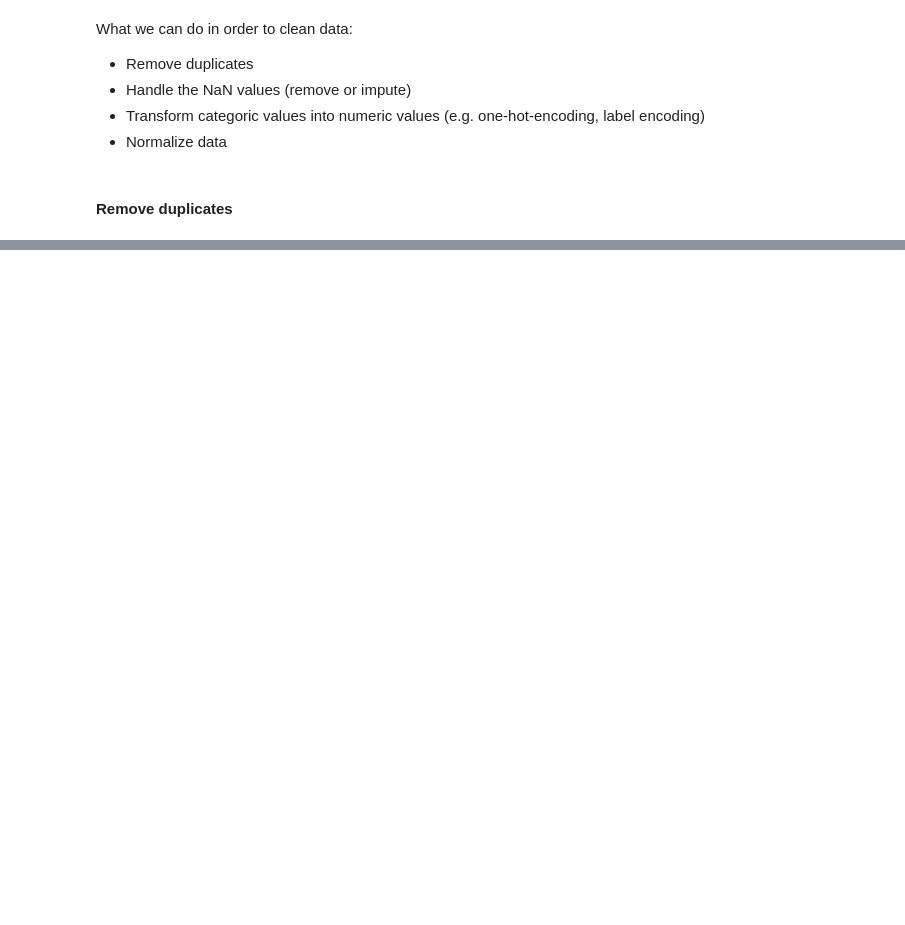
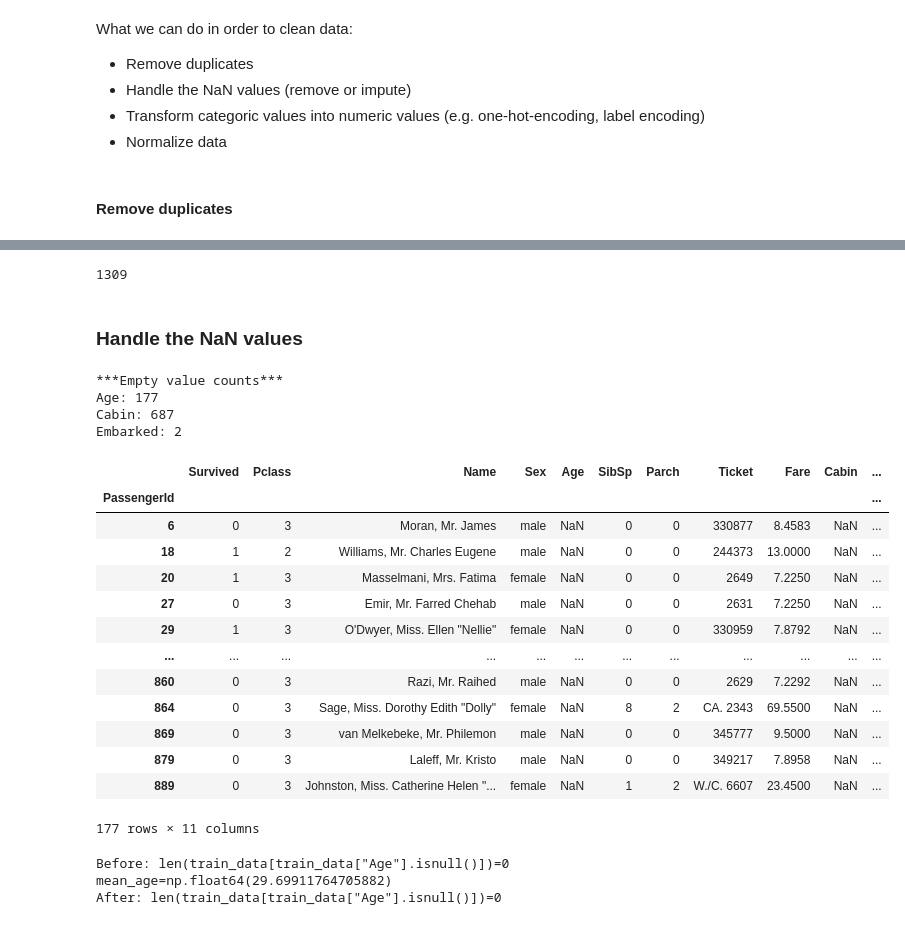
Before and after one commit to YuliiaChorna1/DS-02.1-Statistics-Pandas-, a Jupyter notebook: 2.1_extra_EDA.ipynb, the cells around one changed output, grey strips where cells are left out. Drawn from its saved outputs; the diff is of its cells as text; code cells hidden in the pictures; blank space fills up the shorter version.

Commit message:
EDA: data prep, duplicates removal and NaN values handling

```diff
--- a/2.1_extra_EDA.ipynb
+++ b/2.1_extra_EDA.ipynb
@@ -476,8 +491,8 @@ https://www.kaggle.com/code/abhishekmamidi/titanic-data-preprocessing-and-visual
 I
 # %%
 # import data from Kaggle Titanic Competition
-PATH = "../../data/titanic"
+PATH = "" # train and test files are in this folder
 train_data = pd.read_csv(os.path.join(PATH, "train.csv"), index_col=0)
 test_data = pd.read_csv(os.path.join(PATH, "test.csv"), index_col=0)
 
-train_data.head(5)
+train_data.head(3)
@@ -507,3 +585,48 @@ df_full[df_full["Ticket"].duplicated(keep=False)].sort_values(by=["Ticket"])
 # Documentation: https://pandas.pydata.org/docs/reference/api/pandas.DataFrame.drop_duplicates.html
 df_without_duplicates = df_full.drop_duplicates(keep="first")
 len(df_without_duplicates)
+# %% [output]
+1309
+# %% [markdown]
+### Handle the NaN values
+# %%
+# Train data
+column_names = train_data.columns
+print("***Empty value counts***")
+for column in column_names:
+    nan_values = train_data[column].isnull().sum()
+    if nan_values > 0:
+        print(f"{column}: {nan_values}")
+# %% [output]
+***Empty value counts***
+Age: 177
+Cabin: 687
+Embarked: 2
+# %%
+train_data[train_data["Age"].isnull()]
+# %% [output]
+|  | Survived | Pclass | Name | Sex | Age | SibSp | Parch | Ticket | Fare | Cabin | ... |
+| PassengerId |  |  |  |  |  |  |  |  |  |  | ... |
+| 6 | 0 | 3 | Moran, Mr. James | male | NaN | 0 | 0 | 330877 | 8.4583 | NaN | ... |
+| 18 | 1 | 2 | Williams, Mr. Charles Eugene | male | NaN | 0 | 0 | 244373 | 13.0000 | NaN | ... |
+| 20 | 1 | 3 | Masselmani, Mrs. Fatima | female | NaN | 0 | 0 | 2649 | 7.2250 | NaN | ... |
+| 27 | 0 | 3 | Emir, Mr. Farred Chehab | male | NaN | 0 | 0 | 2631 | 7.2250 | NaN | ... |
+| 29 | 1 | 3 | O'Dwyer, Miss. Ellen "Nellie" | female | NaN | 0 | 0 | 330959 | 7.8792 | NaN | ... |
+| ... | ... | ... | ... | ... | ... | ... | ... | ... | ... | ... | ... |
+| 860 | 0 | 3 | Razi, Mr. Raihed | male | NaN | 0 | 0 | 2629 | 7.2292 | NaN | ... |
+| 864 | 0 | 3 | Sage, Miss. Dorothy Edith "Dolly" | female | NaN | 8 | 2 | CA. 2343 | 69.5500 | NaN | ... |
+| 869 | 0 | 3 | van Melkebeke, Mr. Philemon | male | NaN | 0 | 0 | 345777 | 9.5000 | NaN | ... |
+| 879 | 0 | 3 | Laleff, Mr. Kristo | male | NaN | 0 | 0 | 349217 | 7.8958 | NaN | ... |
+| 889 | 0 | 3 | Johnston, Miss. Catherine Helen "... | female | NaN | 1 | 2 | W./C. 6607 | 23.4500 | NaN | ... |
+177 rows × 11 columns
+# %%
+print(f"Before: {len(train_data[train_data["Age"].isnull()])=}")
+mean_age = train_data["Age"].mean()
+print(f"{mean_age=}")
+# train_data["Age"].fillna(value=mean_age, inplace=True) # will not work from pandas 3.0. Do next:
+train_data.fillna({"Age":mean_age}, inplace=True)
+print(f"After: {len(train_data[train_data["Age"].isnull()])=}")
+# %% [output]
+Before: len(train_data[train_data["Age"].isnull()])=0
+mean_age=np.float64(29.69911764705882)
+After: len(train_data[train_data["Age"].isnull()])=0
```
Also changed, not shown: parts of 39 cells of this notebook.
